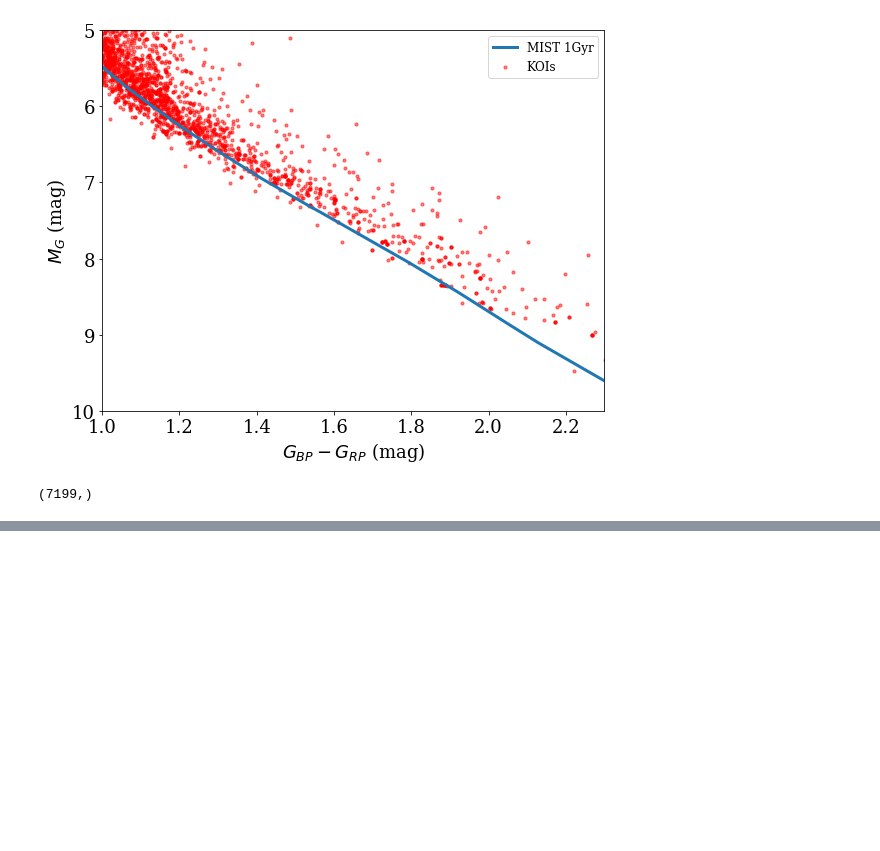
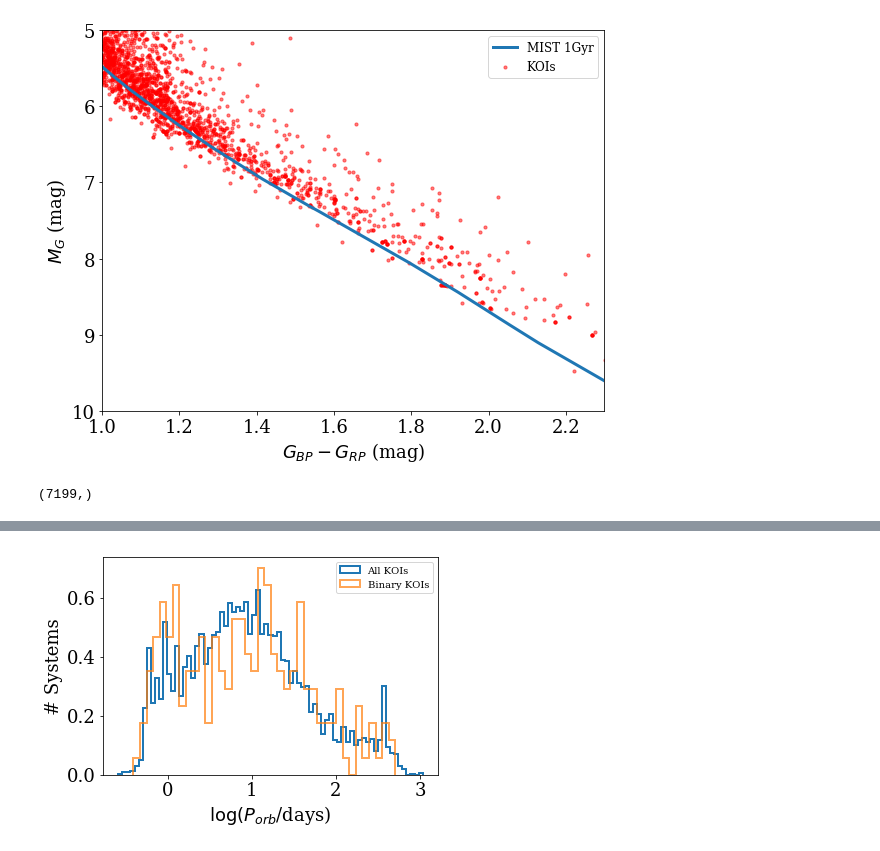
Before and after one commit to jradavenport/gaia2_kep_rot, a Jupyter notebook: notebooks/KOI_tangent.ipynb, the cells around one changed output, grey strips where cells are left out. Drawn from its saved outputs; the diff is of its cells as text; code cells hidden in the pictures; blank space fills up the shorter version.

```diff
--- a/notebooks/KOI_tangent.ipynb
+++ b/notebooks/KOI_tangent.ipynb
@@ -148,0 +149,15 @@ plt.savefig('../figures/KOI_binaries'+ftype, dpi=300, bbox_inches='tight', pad_i
+# %%
+_=plt.hist(np.log10(koi['koi_period'][koiok]), histtype='step',bins=75, normed=True, lw=2, label='All KOIs')
+
+_=plt.hist(np.log10(koi['koi_period'][koiok[msok][BinStars]]), histtype='step',bins=40, normed=True,
+           lw=2, label='Binary KOIs', alpha=0.7)
+
+plt.legend(fontsize=10)
+
+plt.xlabel(r'$\log(P_{orb}$/days)')
+plt.ylabel('# Systems')
+plt.savefig('../figures/KOI_Porb'+ftype, dpi=300, bbox_inches='tight', pad_inches=0.25)
+
+#---> No apparent difference in the orbital periods of binary planets... that seems interesting to me!
+# %% [output]
+[figure, added]
```
Also changed, not shown: parts of 2 cells of this notebook, 4 other files.
